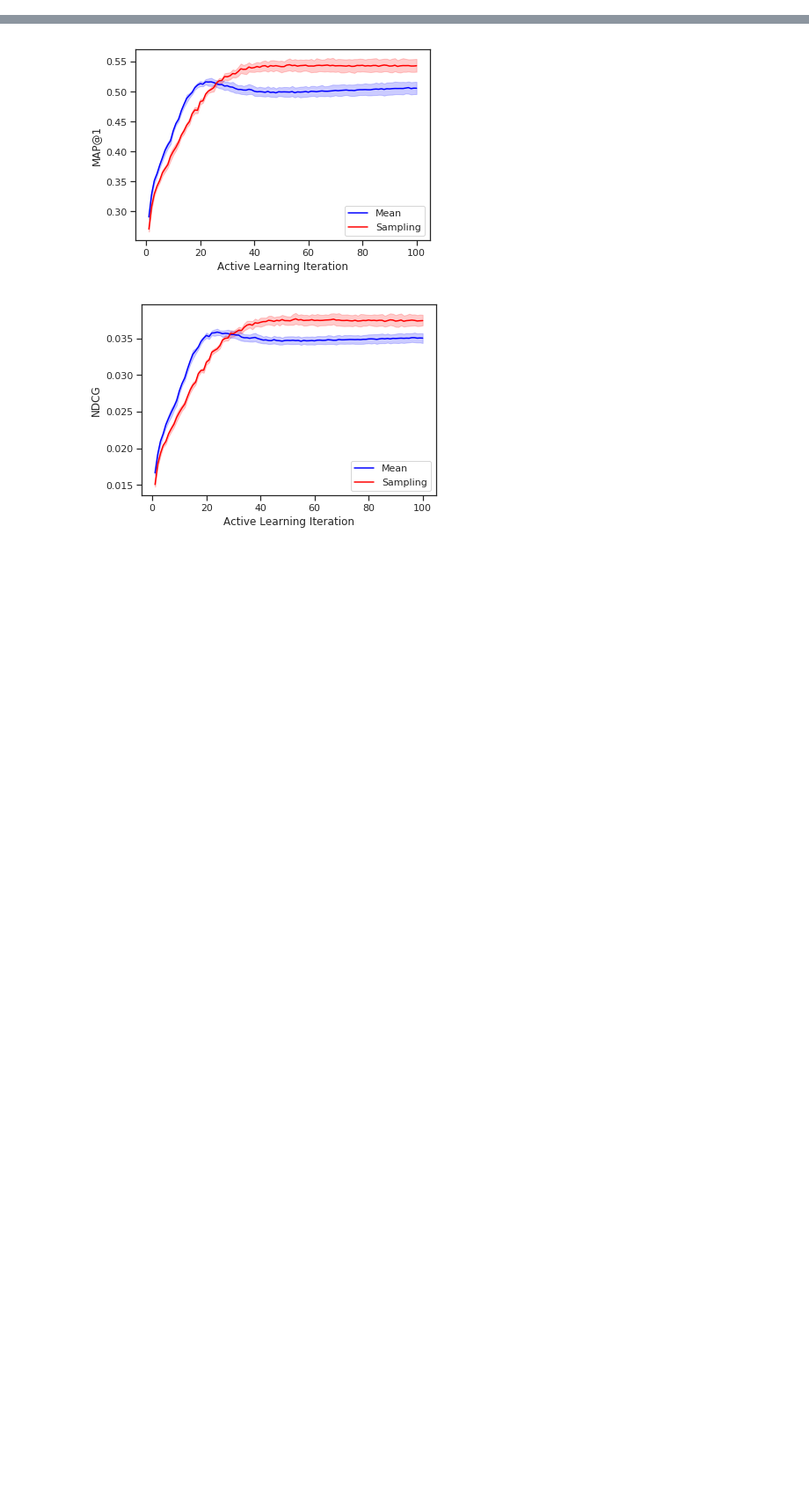
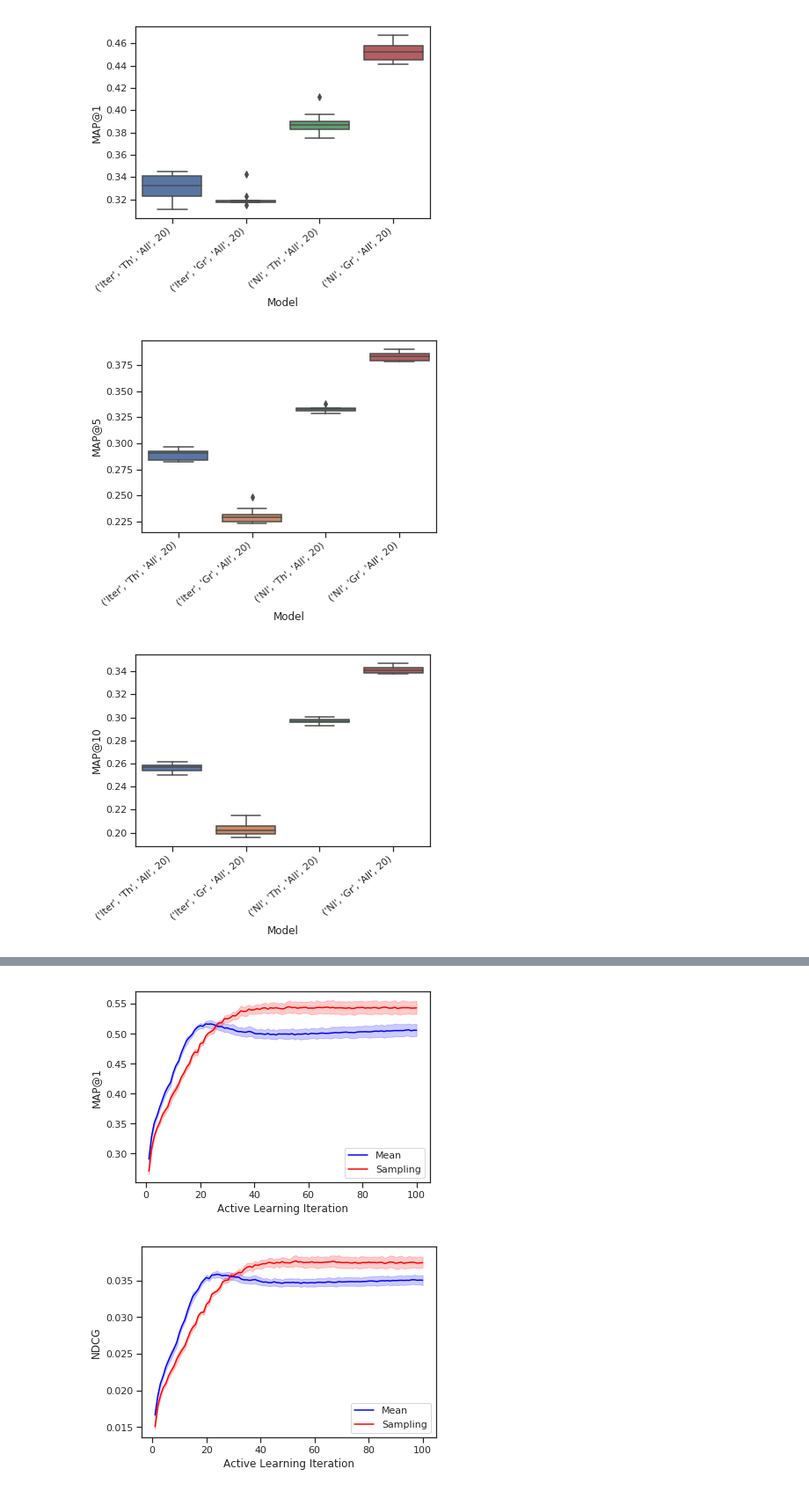
Before and after one commit to wuga214/Q-VAE-Recommendation, a Jupyter notebook: RecsysPlots/Plot.ipynb, the cells around one changed output, grey strips where cells are left out. Shown at 88% size. Cells and saved outputs as stored; diff of their text form; code cells hidden in the pictures; blank space fills up the shorter version.

```diff
--- a/RecsysPlots/Plot.ipynb
+++ b/RecsysPlots/Plot.ipynb
@@ -51,0 +221,45 @@ result_df['R-Precision'] = result_df['R-Precision'].apply(lambda x: extract_mean
+# %%
+result_df_All_20 = result_df[(result_df['Select'] == 'All') & (result_df['Active Learning Iteration'] == 20)]
+
+fig, ax = plt.subplots()
+ax = sns.boxplot(x="Model", y="MAP@1", data=result_df_All_20).set_xticklabels(ax.get_xticklabels(), rotation=40, ha="right")
+
+fig, ax = plt.subplots()
+ax = sns.boxplot(x="Model", y="MAP@5", data=result_df_All_20).set_xticklabels(ax.get_xticklabels(), rotation=40, ha="right")
+
+fig, ax = plt.subplots()
+ax = sns.boxplot(x="Model", y="MAP@10", data=result_df_All_20).set_xticklabels(ax.get_xticklabels(), rotation=40, ha="right")
+
+fig, ax = plt.subplots()
+ax = sns.boxplot(x="Model", y="MAP@50", data=result_df_All_20).set_xticklabels(ax.get_xticklabels(), rotation=40, ha="right")
+
+fig, ax = plt.subplots()
+ax = sns.boxplot(x="Model", y="Precision@1", data=result_df_All_20).set_xticklabels(ax.get_xticklabels(), rotation=40, ha="right")
+
+fig, ax = plt.subplots()
+ax = sns.boxplot(x="Model", y="Precision@5", data=result_df_All_20).set_xticklabels(ax.get_xticklabels(), rotation=40, ha="right")
+
+fig, ax = plt.subplots()
+ax = sns.boxplot(x="Model", y="Precision@10", data=result_df_All_20).set_xticklabels(ax.get_xticklabels(), rotation=40, ha="right")
+
+fig, ax = plt.subplots()
+ax = sns.boxplot(x="Model", y="Precision@50", data=result_df_All_20).set_xticklabels(ax.get_xticklabels(), rotation=40, ha="right")
+
+fig, ax = plt.subplots()
+ax = sns.boxplot(x="Model", y="Recall@1", data=result_df_All_20).set_xticklabels(ax.get_xticklabels(), rotation=40, ha="right")
+
+fig, ax = plt.subplots()
+ax = sns.boxplot(x="Model", y="Recall@5", data=result_df_All_20).set_xticklabels(ax.get_xticklabels(), rotation=40, ha="right")
+
+fig, ax = plt.subplots()
+ax = sns.boxplot(x="Model", y="Recall@10", data=result_df_All_20).set_xticklabels(ax.get_xticklabels(), rotation=40, ha="right")
+
+fig, ax = plt.subplots()
+ax = sns.boxplot(x="Model", y="Recall@50", data=result_df_All_20).set_xticklabels(ax.get_xticklabels(), rotation=40, ha="right")
+
+fig, ax = plt.subplots()
+ax = sns.boxplot(x="Model", y="NDCG", data=result_df_All_20).set_xticklabels(ax.get_xticklabels(), rotation=40, ha="right")
+# %% [output]
+[figure, added]
+[figure, added]
+[figure, added]
```
Also changed, not shown: parts of 19 cells of this notebook, 13 other files.
